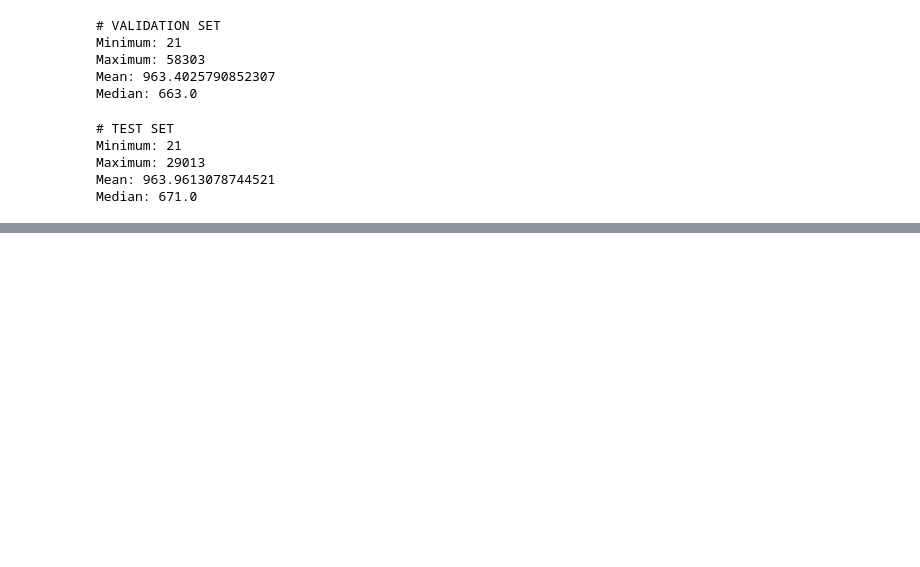
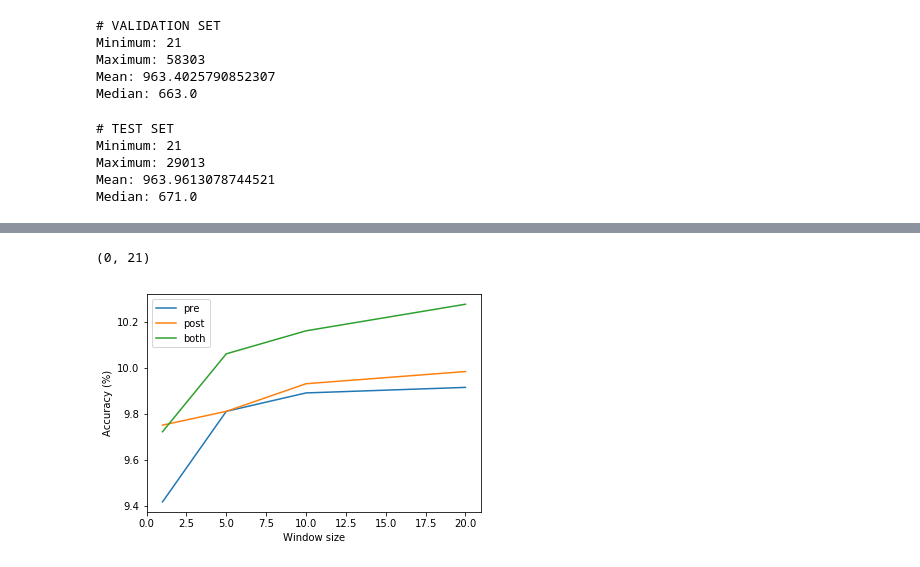
Before and after one commit to mari756h/The_unemployed_cells, a Jupyter notebook: Visualize.ipynb, the cells around one changed output, grey strips where cells are left out. Saved outputs shown, nothing was run; the diff lists cells and outputs as text; code cells hidden in the pictures; blank space fills up the shorter version.

Commit message:
plot results

```diff
--- a/Visualize.ipynb
+++ b/Visualize.ipynb
@@ -89,0 +86,6 @@ plt.hist([train, valid, test])
+# %%
+wkdir = '/Users/Marianne/Dropbox (Personlig)/DTU/9. semester/02456_Deep_learning/project/results/'
+# %%
+# Load performances
+performance = pd.read_csv(wkdir+'model_performances.csv', sep=';')
+performance.head()
@@ -89,0 +99,7 @@ plt.hist([train, valid, test])
+# %%
+c_pre = performance.loc[performance.direction == 'before']
+c_post = performance.loc[performance.direction == 'after']
+c_both = performance.loc[performance.direction == 'both']
+print(c_pre.head())
+print(c_post.head())
+print(c_both.head())
@@ -89,0 +124,4 @@ plt.hist([train, valid, test])
+# %%
+acc = pd.DataFrame(data={'pre':c_pre.accuracy.values, 'post':c_post.accuracy.values, 'both':c_both.accuracy.values},
+                  index=[1, 5, 10, 20])
+acc.head()
@@ -89,0 +134,8 @@ plt.hist([train, valid, test])
+# %%
+acc.plot()
+plt.xlabel('Window size')
+plt.ylabel('Accuracy (%)')
+plt.xlim(0, 21)
+# %% [output]
+(0, 21)
+[figure, added]
```
Also changed, not shown: parts of 15 cells of this notebook, 3 other files.
